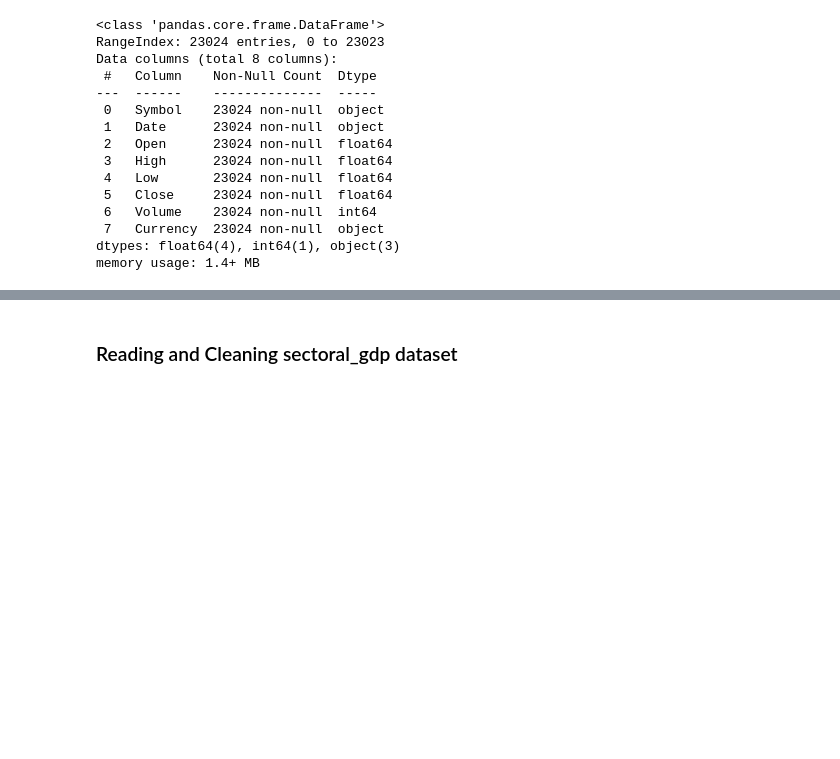
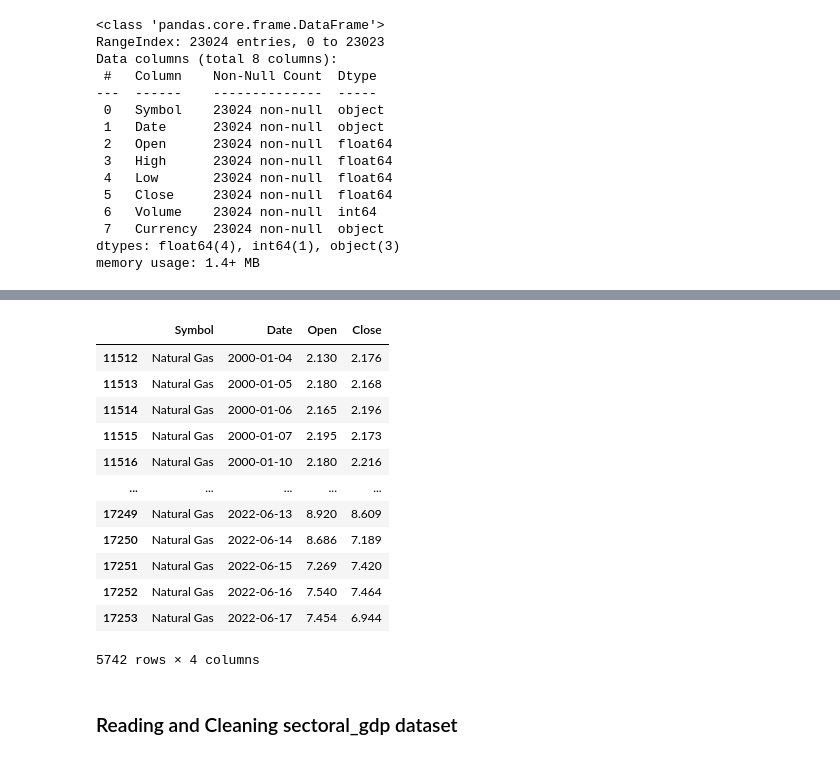
Before and after one commit to vsuwi/comp3610_groupK, a Jupyter notebook: project.ipynb, the cells around one changed output, grey strips where cells are left out. Drawn from its saved outputs; the diff is of its cells as text; code cells hidden in the pictures; blank space fills up the shorter version.

```diff
--- a/project.ipynb
+++ b/project.ipynb
@@ -38,3 +110,19 @@ memory usage: 1.4+ MB
+# %%
+natural_gas_df
+# %% [output]
+|  | Symbol | Date | Open | Close |
+| 11512 | Natural Gas | 2000-01-04 | 2.130 | 2.176 |
+| 11513 | Natural Gas | 2000-01-05 | 2.180 | 2.168 |
+| 11514 | Natural Gas | 2000-01-06 | 2.165 | 2.196 |
+| 11515 | Natural Gas | 2000-01-07 | 2.195 | 2.173 |
+| 11516 | Natural Gas | 2000-01-10 | 2.180 | 2.216 |
+| ... | ... | ... | ... | ... |
+| 17249 | Natural Gas | 2022-06-13 | 8.920 | 8.609 |
+| 17250 | Natural Gas | 2022-06-14 | 8.686 | 7.189 |
+| 17251 | Natural Gas | 2022-06-15 | 7.269 | 7.420 |
+| 17252 | Natural Gas | 2022-06-16 | 7.540 | 7.464 |
+| 17253 | Natural Gas | 2022-06-17 | 7.454 | 6.944 |
+5742 rows × 4 columns
 # %% [markdown]
 ### Reading and Cleaning sectoral_gdp dataset
 # %%
```
Also changed, not shown: parts of 11 cells of this notebook.
